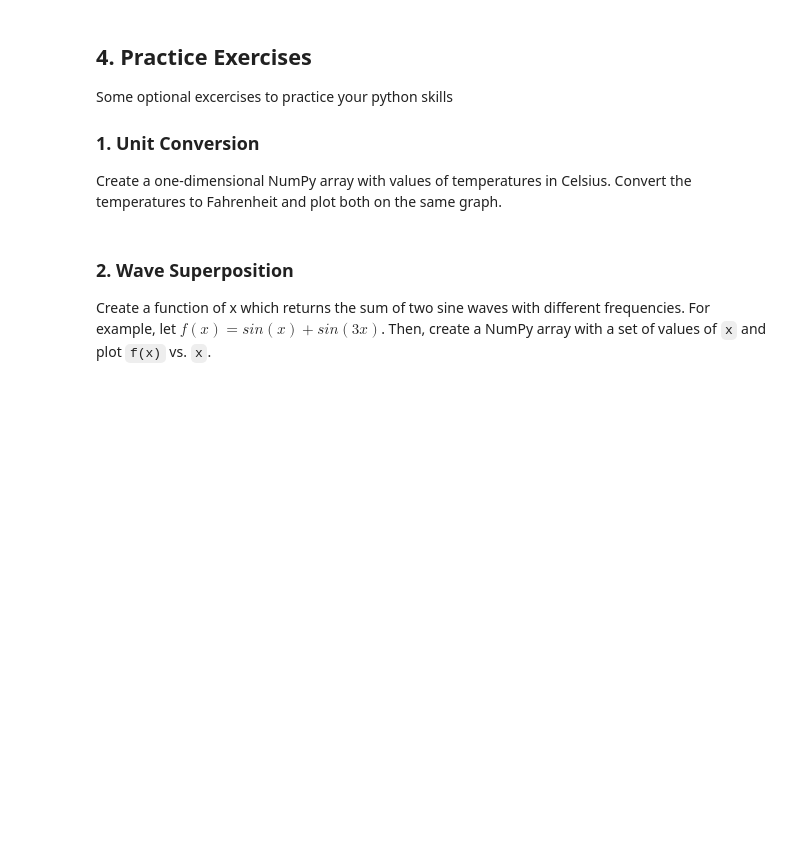
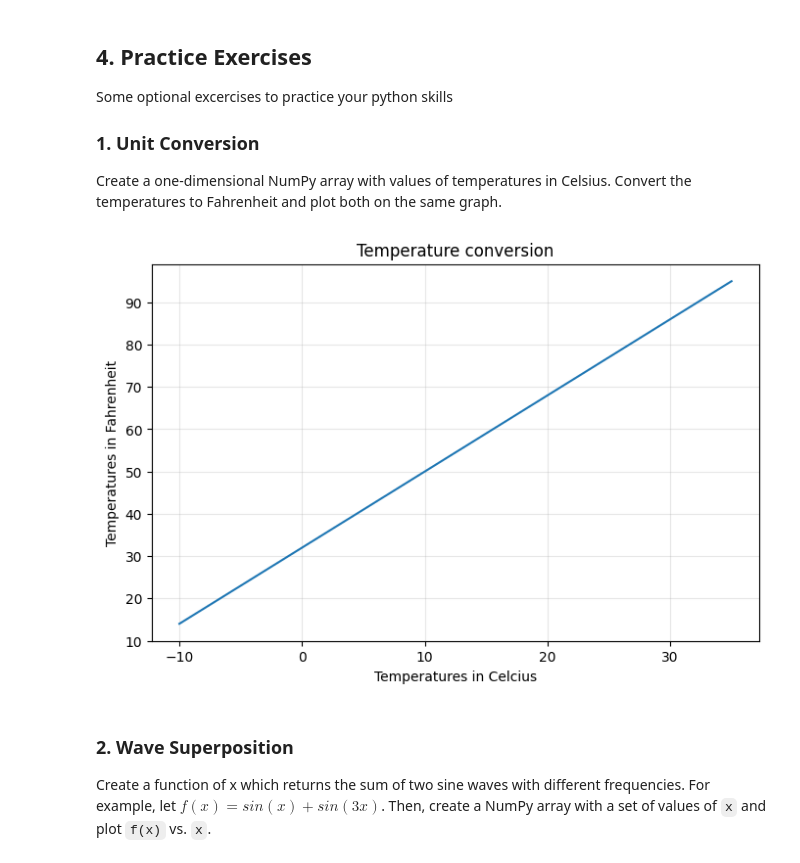
Before and after one commit to isabelgilchristmiller/QCES, a Jupyter notebook: python_introduction.ipynb, the cells around one changed output. Drawn from its saved outputs; the diff is of its cells as text; code cells hidden in the pictures; blank space fills up the shorter version.

```diff
--- a/python_introduction.ipynb
+++ b/python_introduction.ipynb
@@ -546,3 +411,17 @@ Create a one-dimensional NumPy array with values of temperatures in Celsius. Con
+# %%
+temps = list(range(-10,40,5))
+array_c = np.array(temps)
+array_f = celsius_to_fahrenheit(array_c)
+
+plt.figure(figsize=(8, 5))
+plt.plot(array_c, array_f)
+plt.xlabel('Temperatures in Celcius')
+plt.ylabel('Temperatures in Fahrenheit')
+plt.title('Temperature conversion')
+plt.grid(True, alpha=0.3)  # Semi-transparent grid
+plt.show()
+# %% [output]
+[figure, added]
 # %% [markdown]
 ### 2. Wave Superposition
 Create a function of x which returns the sum of two sine waves with different frequencies. For example, let $f(x)=sin(x) + sin(3x)$. Then, create a NumPy array with a set of values of `x` and plot `f(x)` vs. `x`.
```
Also changed, not shown: parts of 21 cells of this notebook.
